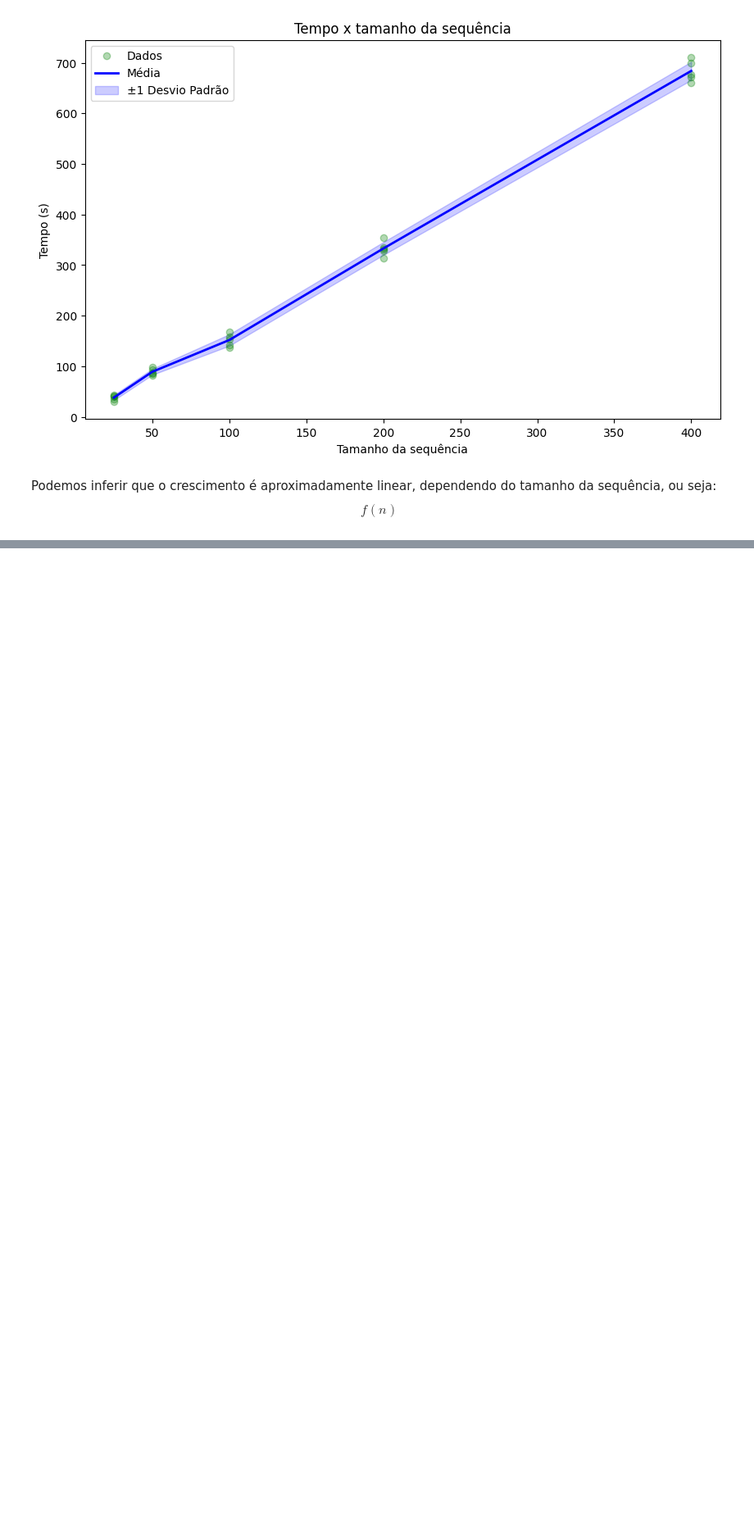
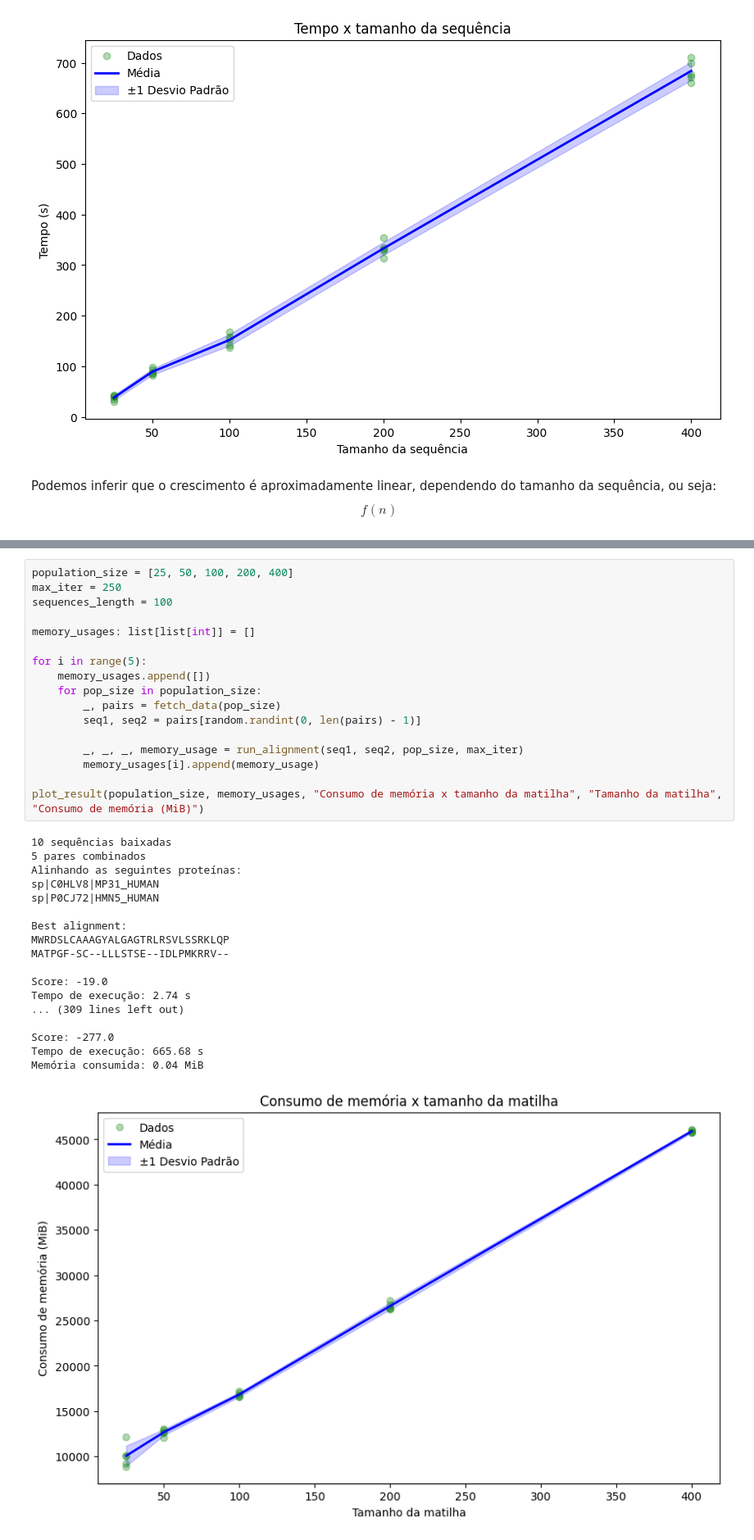
Before and after one commit to dcanevarollo/bio-gwo, a Jupyter notebook: src/experiments.ipynb, the cells around one changed output, grey strips where cells are left out. Shown at 82% size. Saved outputs shown, nothing was run; the diff lists cells and outputs as text; blank space fills up the shorter version.

```diff
--- a/src/experiments.ipynb
+++ b/src/experiments.ipynb
@@ -268,0 +311,36 @@ Memória consumida: 0.04 MiB
+# %%
+population_size = [25, 50, 100, 200, 400]
+max_iter = 250
+sequences_length = 100
+
+memory_usages: list[list[int]] = []
+
+for i in range(5):
+    memory_usages.append([])
+    for pop_size in population_size:
+        _, pairs = fetch_data(pop_size)
+        seq1, seq2 = pairs[random.randint(0, len(pairs) - 1)]
+
+        _, _, _, memory_usage = run_alignment(seq1, seq2, pop_size, max_iter)
+        memory_usages[i].append(memory_usage)
+
+plot_result(population_size, memory_usages, "Consumo de memória x tamanho da matilha", "Tamanho da matilha", "Consumo de memória (MiB)")
+# %% [output]
+10 sequências baixadas
+5 pares combinados
+Alinhando as seguintes proteínas:
+sp|C0HLV8|MP31_HUMAN
+sp|P0CJ72|HMN5_HUMAN
+
+Best alignment:
+MWRDSLCAAAGYALGAGTRLRSVLSSRKLQP
+MATPGF-SC--LLLSTSE--IDLPMKRRV--
+
+Score: -19.0
+Tempo de execução: 2.74 s
+... (309 lines left out)
+
+Score: -277.0
+Tempo de execução: 665.68 s
+Memória consumida: 0.04 MiB
+[figure, added]
```
Also changed, not shown: parts of 8 cells of this notebook, 1 other file.
